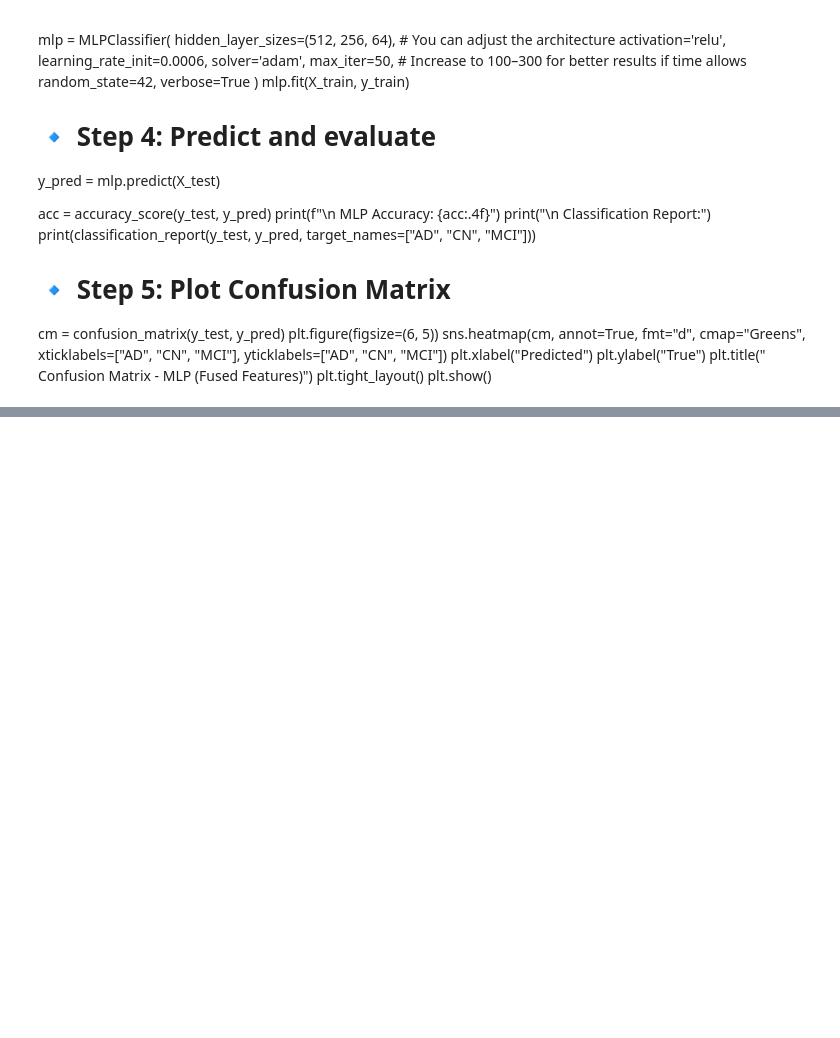
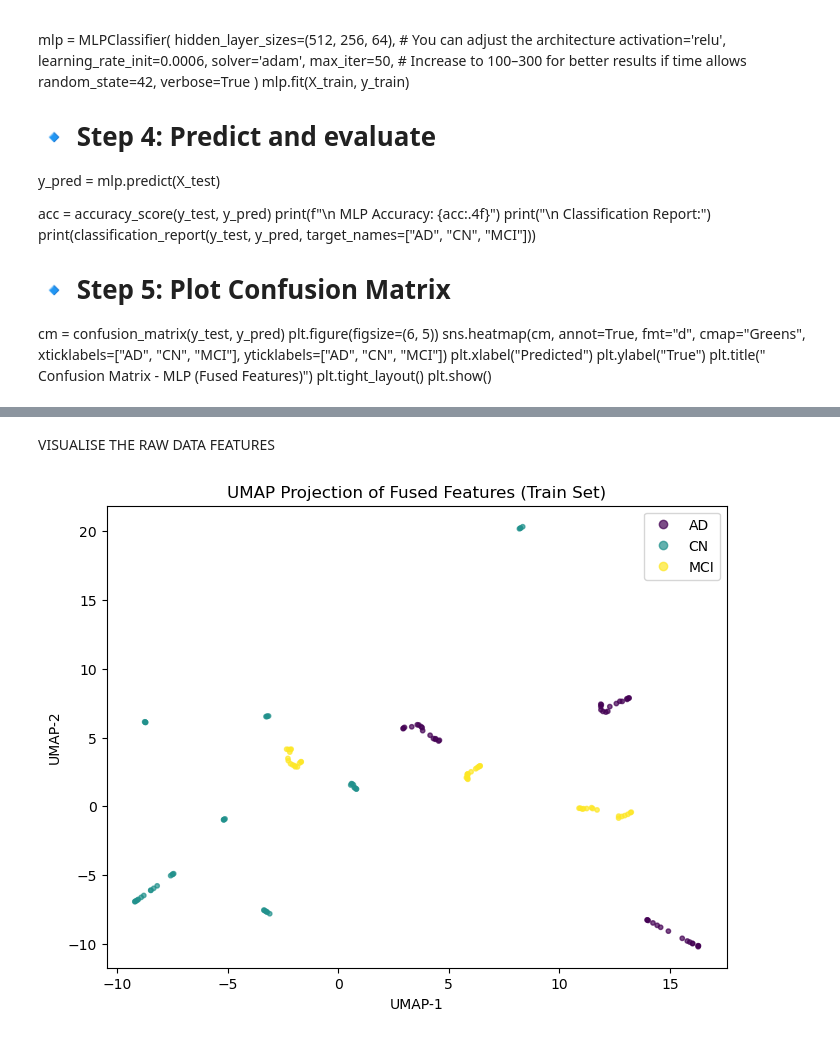
Before and after one commit to fatima-tuz-zahra-123/Neurological_disease_detection, a Jupyter notebook: code.ipynb, the cells around one changed output, grey strips where cells are left out. Drawn from its saved outputs; the diff is of its cells as text; code cells hidden in the pictures; blank space fills up the shorter version.

```diff
--- a/code.ipynb
+++ b/code.ipynb
@@ -764,0 +1290,36 @@ weighted avg       0.50      0.49      0.49      8415
+# %% [markdown]
+VISUALISE THE RAW DATA FEATURES
+# %%
+import numpy as np
+import matplotlib.pyplot as plt
+import umap.umap_ as umap
+from sklearn.preprocessing import StandardScaler
+
+
+# Load your features and labels (you can choose train/val/test)
+X = np.load("test_features_coronal.npy")  # Shape: (samples, 640)
+y = np.load("test_labels_coronal.npy")    # Shape: (samples,)
+
+# X = StandardScaler().fit_transform(X)
+
+# Initialize UMAP reducer
+reducer = umap.UMAP(
+    n_neighbors=4,   # controls local vs global structure
+    min_dist=0.1,     # smaller = more clustered points
+    n_components=3,   # 2D projection (set 3 for 3D)
+    random_state=42
+)
+
+# Fit and transform
+embedding = reducer.fit_transform(X)  # Shape: (samples, 2)
+
+# Plot
+plt.figure(figsize=(8, 6))
+scatter = plt.scatter(embedding[:, 0], embedding[:, 1], c=y, cmap='viridis', s=10, alpha=0.7)
+plt.legend(handles=scatter.legend_elements()[0], labels=["AD", "CN", "MCI"])
+plt.title("UMAP Projection of Fused Features (Train Set)")
+plt.xlabel("UMAP-1")
+plt.ylabel("UMAP-2")
+plt.show()
+# %% [output]
+[figure, added]
```
Also changed, not shown: parts of 36 cells of this notebook.
